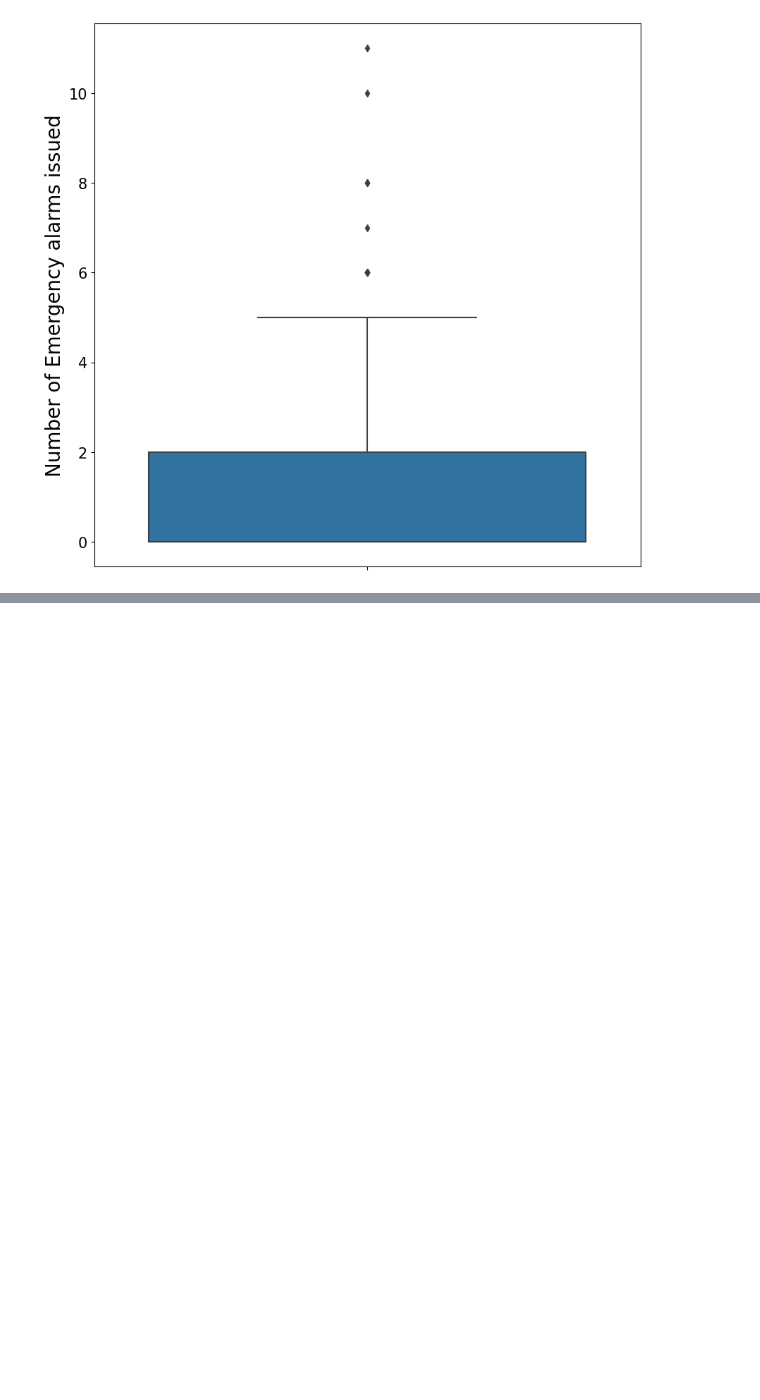
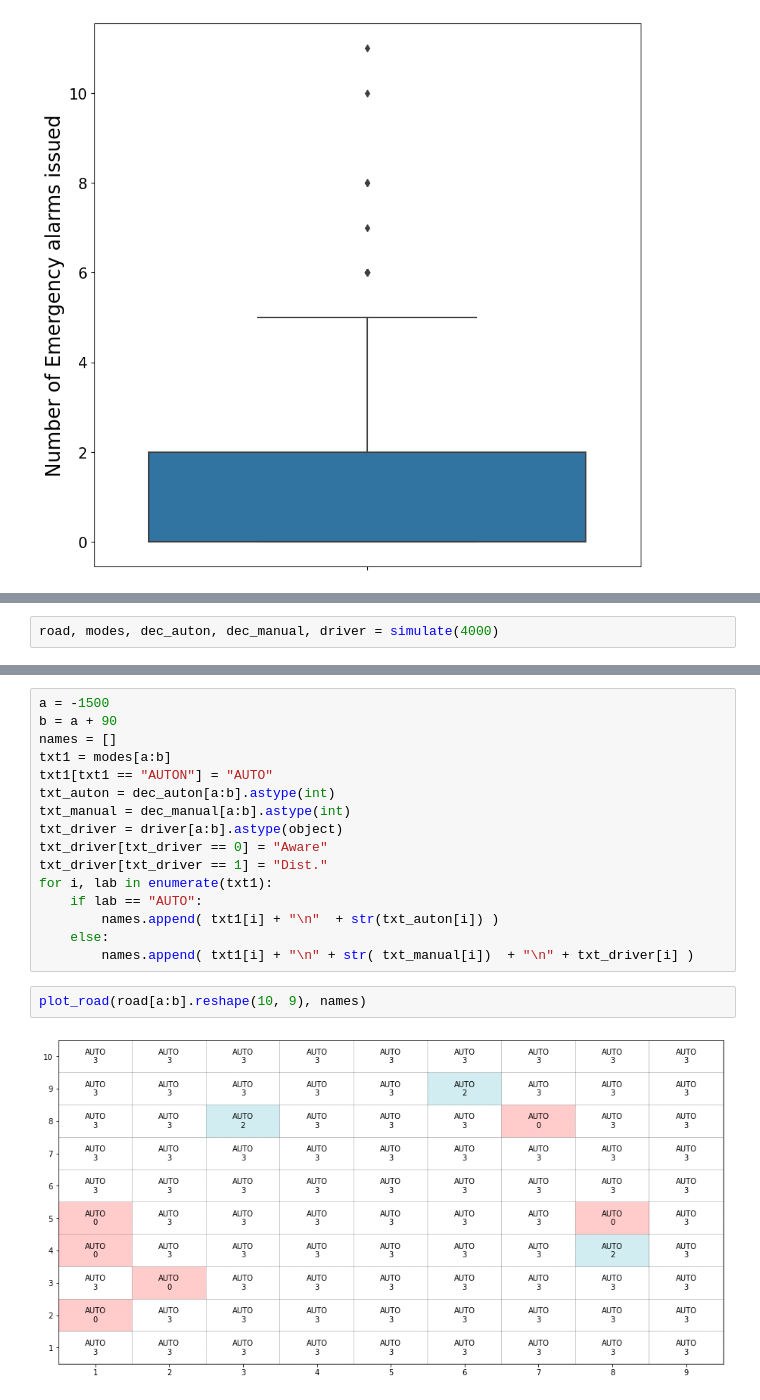
Before and after one commit to roinaveiro/ads_trusto, a Jupyter notebook: plots.ipynb, the cells around one changed output, grey strips where cells are left out. Cells and saved outputs as stored; diff of their text form; blank space fills up the shorter version.

```diff
--- a/plots.ipynb
+++ b/plots.ipynb
@@ -333,0 +378,2 @@ plot_bp(df, 'n_emergency', 'Number of Emergency alarms issued', path + 'n_emerge
+# %%
+road, modes, dec_auton, dec_manual, driver = simulate(4000)
@@ -333,0 +466,20 @@ plot_bp(df, 'n_emergency', 'Number of Emergency alarms issued', path + 'n_emerge
+# %%
+a = -1500
+b = a + 90
+names = []
+txt1 = modes[a:b]
+txt1[txt1 == "AUTON"] = "AUTO"
+txt_auton = dec_auton[a:b].astype(int)
+txt_manual = dec_manual[a:b].astype(int)
+txt_driver = driver[a:b].astype(object)
+txt_driver[txt_driver == 0] = "Aware"
+txt_driver[txt_driver == 1] = "Dist."
+for i, lab in enumerate(txt1):
+    if lab == "AUTO":
+        names.append( txt1[i] + "\n"  + str(txt_auton[i]) )
+    else:
+        names.append( txt1[i] + "\n" + str( txt_manual[i])  + "\n" + txt_driver[i] )
+# %%
+plot_road(road[a:b].reshape(10, 9), names)
+# %% [output]
+[figure, added]
```
Also changed, not shown: parts of 7 cells of this notebook, 5 other files.
